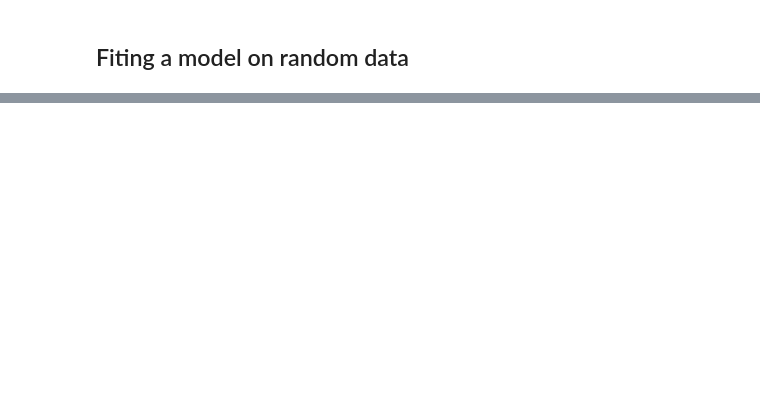
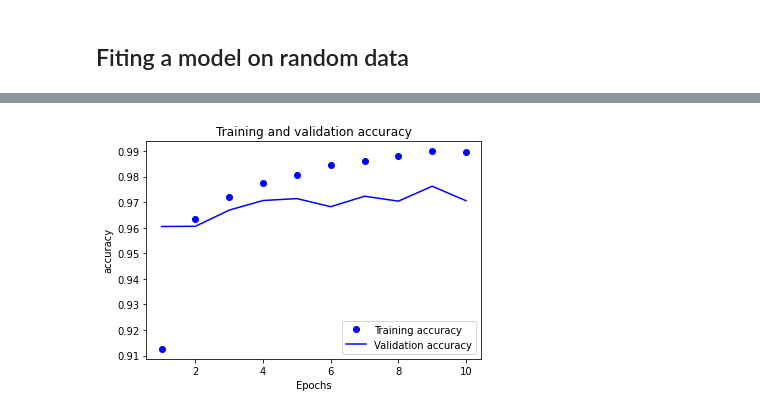
Before and after one commit to eballesteros/deep-learning-with-python-notebooks, a Jupyter notebook: my_notebooks/chapter05_fundamentals-of-ml.ipynb, the cells around one changed output, grey strips where cells are left out. Saved outputs shown, nothing was run; the diff lists cells and outputs as text; code cells hidden in the pictures; blank space fills up the shorter version.

```diff
--- a/my_notebooks/chapter05_fundamentals-of-ml.ipynb
+++ b/my_notebooks/chapter05_fundamentals-of-ml.ipynb
@@ -124,0 +151,15 @@ plot_history(random_history, "accuracy")
+# %%
+model = get_model(lr=1e-2) #better lr
+
+better_lr_history = model.fit(
+    train_images,
+    train_labels,
+    epochs=10,
+    batch_size=128,
+    validation_split=0.2,
+    verbose=0,
+    )
+
+plot_history(better_lr_history, "accuracy")
+# %% [output]
+[figure, added]
```
Also changed, not shown: parts of 22 cells of this notebook.
